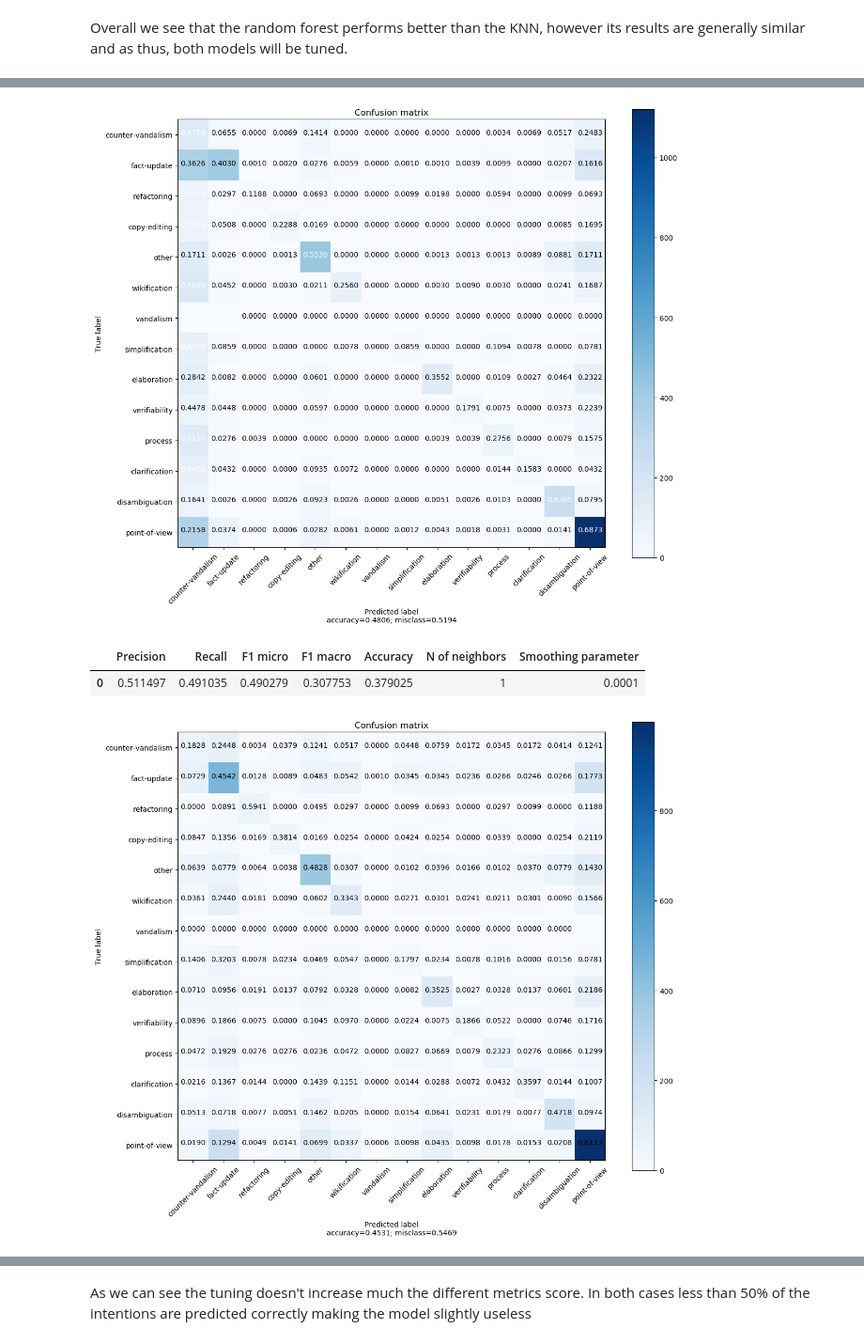
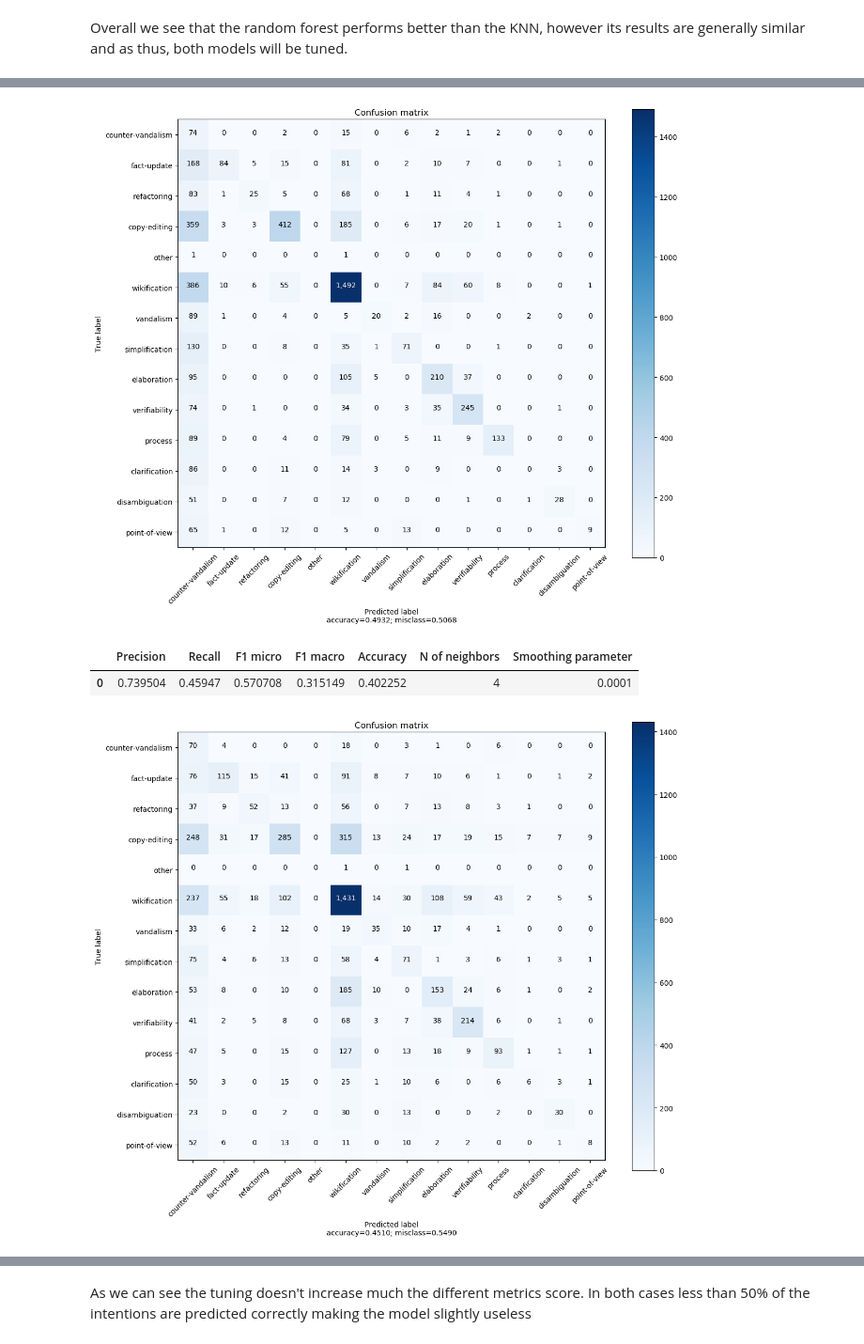
Before and after one commit to FRYoussef/TFG_Wiki, a Jupyter notebook: scripts/model_generation.ipynb, the cells around one changed output, grey strips where cells are left out. Shown at 94% size. Drawn from its saved outputs; the diff is of its cells as text; code cells hidden in the pictures.

```diff
--- a/scripts/model_generation.ipynb
+++ b/scripts/model_generation.ipynb
@@ -1104,7 +1171,7 @@ base_KNN_ML_model = MLkNN()
 
 knn_ml_gs = GridSearchCV(base_KNN_ML_model,
                     param_grid={},
-                    scoring=scoring, cv=4, refit='macro', return_train_score=True)
+                    scoring=scoring, cv=4, refit='micro', return_train_score=True)
 knn_ml_gs.fit(X_scaled, y)
 results = knn_ml_gs.cv_results_
 
@@ -1162,7 +1229,7 @@ rf_pipeline = Pipeline([
 
 gs_rf_fe = GridSearchCV(rf_pipeline,
                         param_grid = {'features__threshold':['0.75*mean','mean','1.25*mean','1.5*mean']},
-                        scoring = scoring, cv = 4, refit = 'macro', return_train_score = True)
+                        scoring = scoring, cv = 4, refit = 'micro', return_train_score = True)
 
 gs_rf_fe.fit(X,y)
 results = gs_rf_fe.cv_results_
@@ -1225,7 +1292,7 @@ parameters_ML_RF = {'classifier__n_estimators' : [1,2,4,8,16,32,64,128,256,512],
 
 grid_rf_ML = GridSearchCV(pipeline,
                           parameters_ML_RF,
-                          cv = 4, scoring = scoring, refit = 'macro')
+                          cv = 4, scoring = scoring, refit = 'micro')
 
 #fitted on the train set specific for each intention
 grid_rf_ML.fit(X,y)
@@ -1255,16 +1322,16 @@ y_pred = cross_val_predict(clf, X, y, cv=4)
 
 cm_ML_rf_tuning = confusion_matrix(y.argmax(axis=1), y_pred.argmax(axis=1))
 
-plot_confusion_matrix(cm_ML_rf_tuning, intentions)
+plot_confusion_matrix(cm_ML_rf_tuning, intentions, normalize = False)
 # %% [output]
-[figure, old version]
+[figure, new version]
 # %%
 parameters_ML_KNN = {'k' : [1,2,3,4,5,6,7,8,9,10,15,20,25,30], 's' : [0.0001,0.001,0.01,0.1,1,10,100]}
 
 
 tuning_KNN_ML_data = pandas.DataFrame()
 
-grid_KNN_ML = GridSearchCV(MLkNN(), parameters_ML_KNN, cv = 4, scoring = scoring, refit = 'macro')
+grid_KNN_ML = GridSearchCV(MLkNN(), parameters_ML_KNN, cv = 4, scoring = scoring, refit = 'micro')
 #fitted on the train set specific for each intention
 grid_KNN_ML.fit(X_scaled,y)
 grid_KNN_results = pandas.DataFrame(grid_KNN_ML.cv_results_)
@@ -1283,17 +1350,17 @@ tuning_KNN_ML_data['Smoothing parameter'] = grid_KNN_ML.best_params_['s']
 tuning_KNN_ML_data.head(15)
 # %% [output]
 |  | Precision | Recall | F1 micro | F1 macro | Accuracy | N of neighbors | Smoothing parameter |
-| 0 | 0.511497 | 0.491035 | 0.490279 | 0.307753 | 0.379025 | 1 | 0.0001 |
+| 0 | 0.739504 | 0.45947 | 0.570708 | 0.315149 | 0.402252 | 4 | 0.0001 |
 # %%
 clf = MLkNN(k = grid_KNN_ML.best_params_['k'], s = grid_KNN_ML.best_params_['s'])
 
 y_pred = cross_val_predict(clf, X_scaled, y, cv=4)
 
 cm_ML_KNN_tuning = confusion_matrix(y.argmax(axis=1), y_pred.toarray().argmax(axis=1))
 
-plot_confusion_matrix(cm_ML_KNN_tuning, intentions)
+plot_confusion_matrix(cm_ML_KNN_tuning, intentions, normalize = False)
 # %% [output]
-[figure, old version]
+[figure, new version]
 # %%
 base_models_ML_data_comp = pandas.DataFrame(index = dummy_ML_data.iloc[:,:].columns)
 base_models_ML_data_comp['Dummy classifier'] = dummy_ML_data.as_matrix()[0,:]
```
Also changed, not shown: parts of 50 cells of this notebook, 6 other files.
